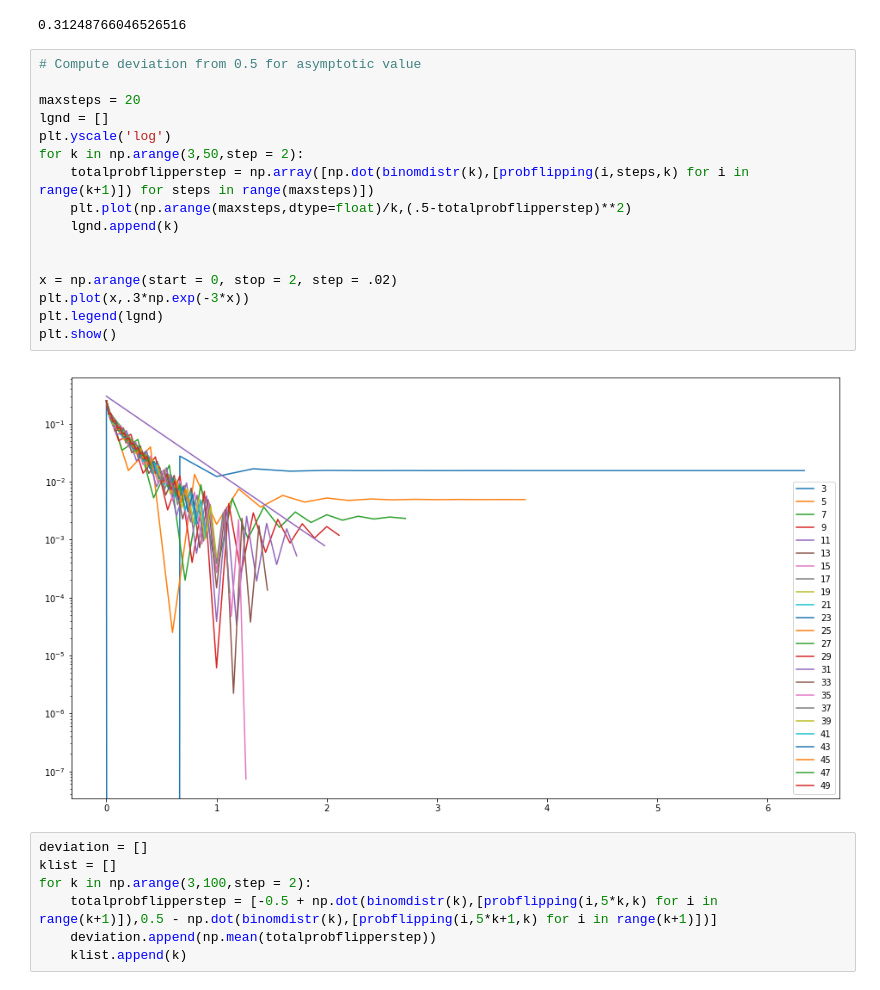
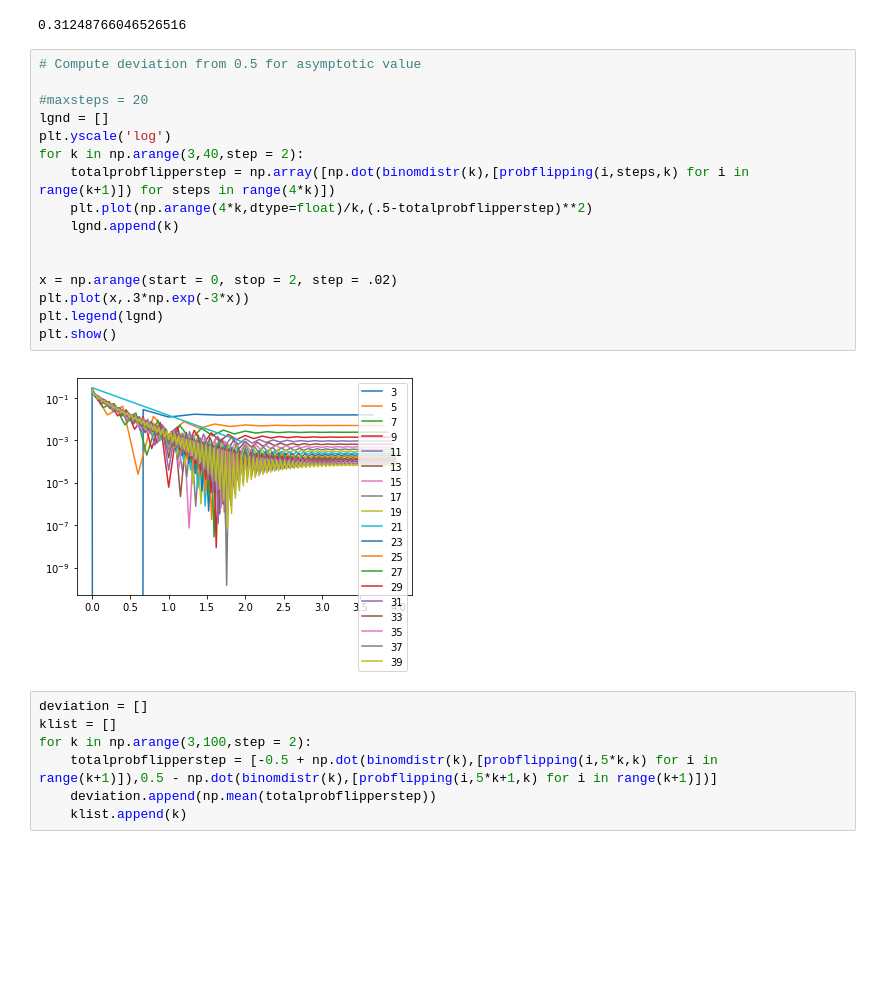
Before and after one commit to lukasgeyrhofer/flippingbits, a Jupyter notebook: dynamics.ipynb, the cells around one changed output. Saved outputs shown, nothing was run; the diff lists cells and outputs as text; blank space fills up the shorter version.

```diff
--- a/dynamics.ipynb
+++ b/dynamics.ipynb
@@ -73,21 +73,21 @@ probflipping(1,21,5)
 # %%
 # Compute deviation from 0.5 for asymptotic value
 
-maxsteps = 20
+#maxsteps = 20
 lgnd = []
 plt.yscale('log')
-for k in np.arange(3,50,step = 2):
-    totalprobflipperstep = np.array([np.dot(binomdistr(k),[probflipping(i,steps,k) for i in range(k+1)]) for steps in range(maxsteps)])
-    plt.plot(np.arange(maxsteps,dtype=float)/k,(.5-totalprobflipperstep)**2)
+for k in np.arange(3,40,step = 2):
+    totalprobflipperstep = np.array([np.dot(binomdistr(k),[probflipping(i,steps,k) for i in range(k+1)]) for steps in range(4*k)])
+    plt.plot(np.arange(4*k,dtype=float)/k,(.5-totalprobflipperstep)**2)
     lgnd.append(k)
 
 
 x = np.arange(start = 0, stop = 2, step = .02)
 plt.plot(x,.3*np.exp(-3*x))
 plt.legend(lgnd)
 plt.show()
 # %% [output]
-[figure, old version]
+[figure, new version]
 # %%
 deviation = []
 klist = []
```
Also changed, not shown: parts of 3 cells of this notebook.
